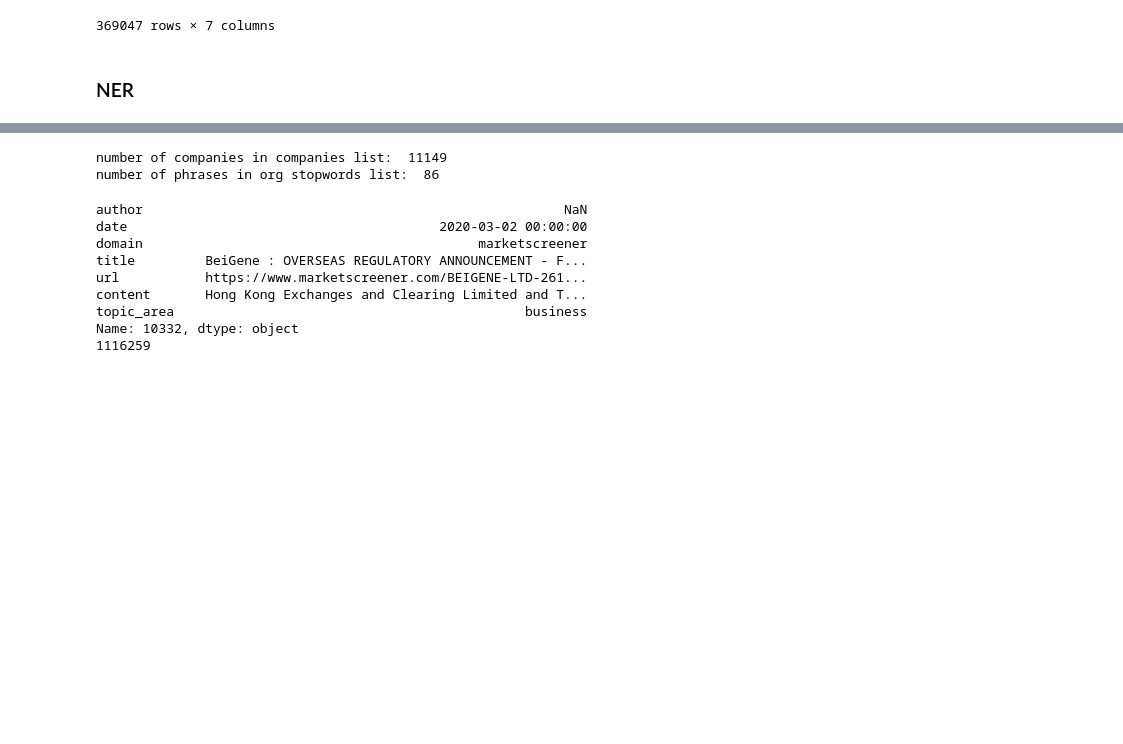
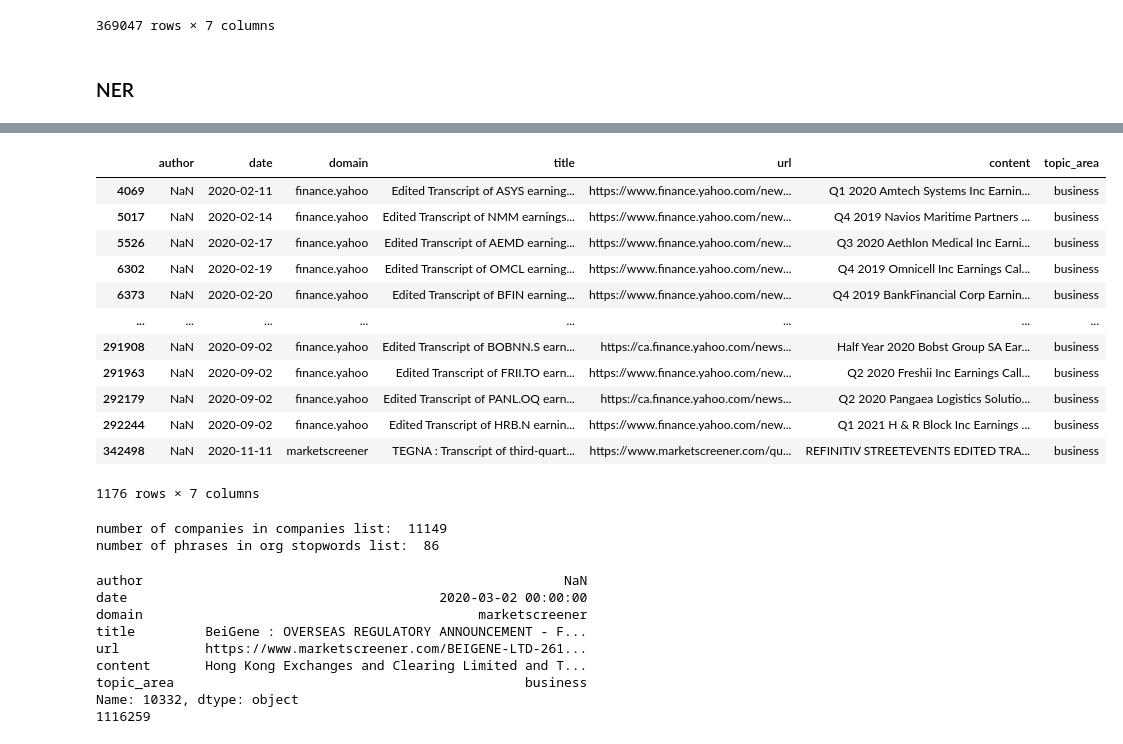
Before and after one commit to TraceyEtheridge/Thesis, a Jupyter notebook: Covid_Articles_NER.ipynb, the cells around one changed output, grey strips where cells are left out. Cells and saved outputs as stored; diff of their text form; code cells hidden in the pictures; blank space fills up the shorter version.

```diff
--- a/Covid_Articles_NER.ipynb
+++ b/Covid_Articles_NER.ipynb
@@ -60,3 +77,20 @@ ner_processor = en_core_web_sm.load()
+# %%
+search_text = "earnings conference call" #2423
+df[df['title'].str.contains(search_text, na=False)]
+# %% [output]
+|  | author | date | domain | title | url | content | topic_area |
+| 4069 | NaN | 2020-02-11 | finance.yahoo | Edited Transcript of ASYS earning... | https://www.finance.yahoo.com/new... | Q1 2020 Amtech Systems Inc Earnin... | business |
+| 5017 | NaN | 2020-02-14 | finance.yahoo | Edited Transcript of NMM earnings... | https://www.finance.yahoo.com/new... | Q4 2019 Navios Maritime Partners ... | business |
+| 5526 | NaN | 2020-02-17 | finance.yahoo | Edited Transcript of AEMD earning... | https://www.finance.yahoo.com/new... | Q3 2020 Aethlon Medical Inc Earni... | business |
+| 6302 | NaN | 2020-02-19 | finance.yahoo | Edited Transcript of OMCL earning... | https://www.finance.yahoo.com/new... | Q4 2019 Omnicell Inc Earnings Cal... | business |
+| 6373 | NaN | 2020-02-20 | finance.yahoo | Edited Transcript of BFIN earning... | https://www.finance.yahoo.com/new... | Q4 2019 BankFinancial Corp Earnin... | business |
+| ... | ... | ... | ... | ... | ... | ... | ... |
+| 291908 | NaN | 2020-09-02 | finance.yahoo | Edited Transcript of BOBNN.S earn... | https://ca.finance.yahoo.com/news... | Half Year 2020 Bobst Group SA Ear... | business |
+| 291963 | NaN | 2020-09-02 | finance.yahoo | Edited Transcript of FRII.TO earn... | https://www.finance.yahoo.com/new... | Q2 2020 Freshii Inc Earnings Call... | business |
+| 292179 | NaN | 2020-09-02 | finance.yahoo | Edited Transcript of PANL.OQ earn... | https://ca.finance.yahoo.com/news... | Q2 2020 Pangaea Logistics Solutio... | business |
+| 292244 | NaN | 2020-09-02 | finance.yahoo | Edited Transcript of HRB.N earnin... | https://www.finance.yahoo.com/new... | Q1 2021 H & R Block Inc Earnings ... | business |
+| 342498 | NaN | 2020-11-11 | marketscreener | TEGNA : Transcript of third-quart... | https://www.marketscreener.com/qu... | REFINITIV STREETEVENTS EDITED TRA... | business |
+1176 rows × 7 columns
 # %%
 filepath_companies = './Data/company_names.xlsx'
 companies_list = pd.read_excel(filepath_companies, sheet_name = 'All', header = None)
```
Also changed, not shown: parts of 7 cells of this notebook, 1 other file.
